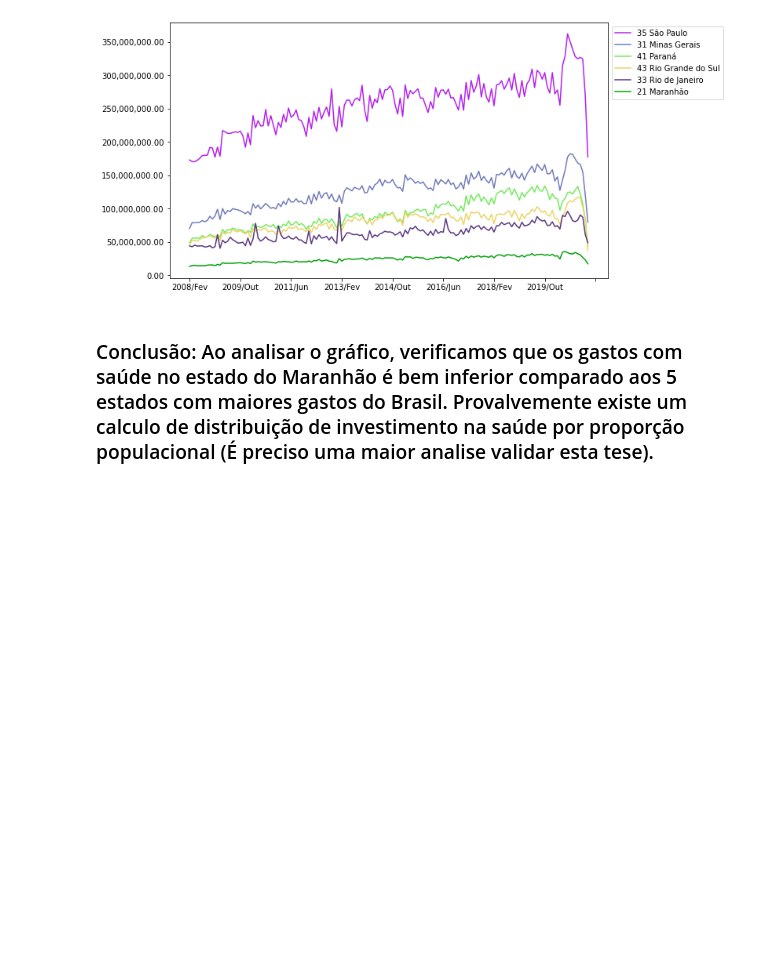
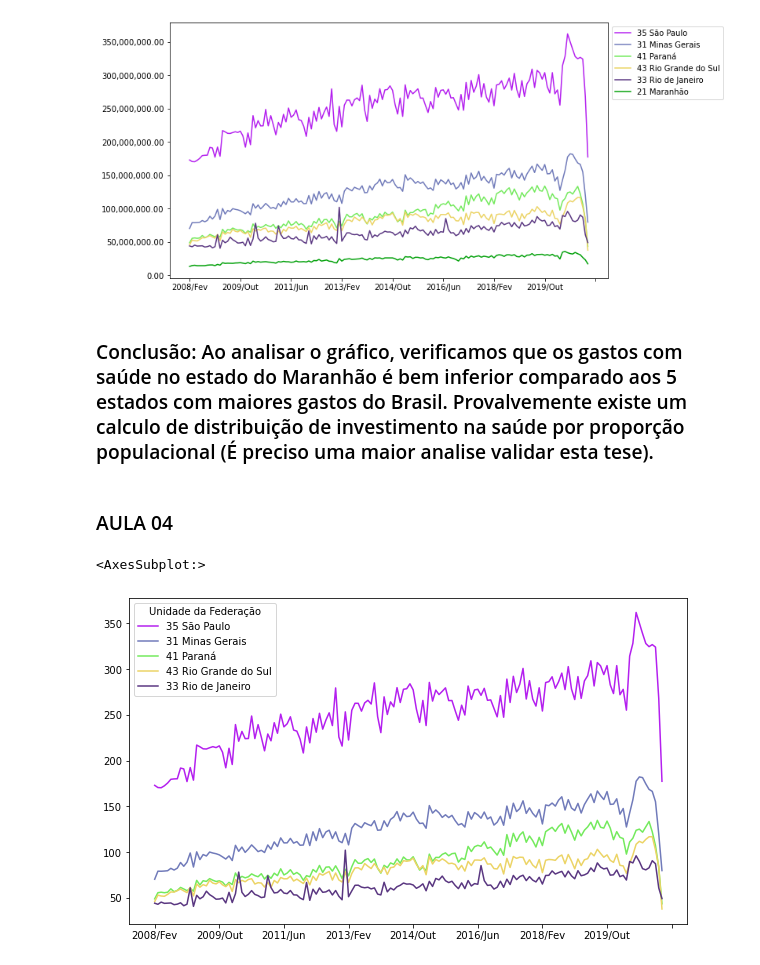
Before and after one commit to diogoslz/Bootcamp-Datascience_old, a Jupyter notebook: Bootcamp Datascience.ipynb, the cells around one changed output. Drawn from its saved outputs; the diff is of its cells as text; code cells hidden in the pictures; blank space fills up the shorter version.

```diff
--- a/Bootcamp Datascience.ipynb
+++ b/Bootcamp Datascience.ipynb
@@ -633,6 +631,6 @@ plt.show()
 # %%
-ordenado_por_total['Região'] = ordenado_por_total.index.map(RetornarRegiao)
-regiao_sudeste = ordenado_por_total[ordenado_por_total['Região'] == 'Sudeste'].drop('Região', axis=1)
+ordenado_por_total_regiao['Região'] = ordenado_por_total_regiao.index.map(RetornarRegiao)
+regiao_sudeste = ordenado_por_total_regiao[ordenado_por_total_regiao['Região'] == 'Sudeste'].drop('Região', axis=1)
 
 regiao_sudeste
 # %% [output]
@@ -663,3 +661,11 @@ plt.show()
 [figure]
 # %% [markdown]
 ### Conclusão: Ao analisar o gráfico, verificamos que os gastos com saúde no estado do Maranhão é bem inferior comparado aos 5 estados com maiores gastos do Brasil. Provalvemente existe um calculo de distribuição de investimento na saúde por proporção populacional (É preciso uma maior analise validar esta tese).
+# %% [markdown]
+### AULA 04
+# %%
+ordenado_por_total = ordenado_por_total / 1000000
+ordenado_por_total.head(5).T.plot(figsize=(10,6))
+# %% [output]
+<AxesSubplot:>
+[figure, added]
```
Also changed, not shown: parts of 22 cells of this notebook.
